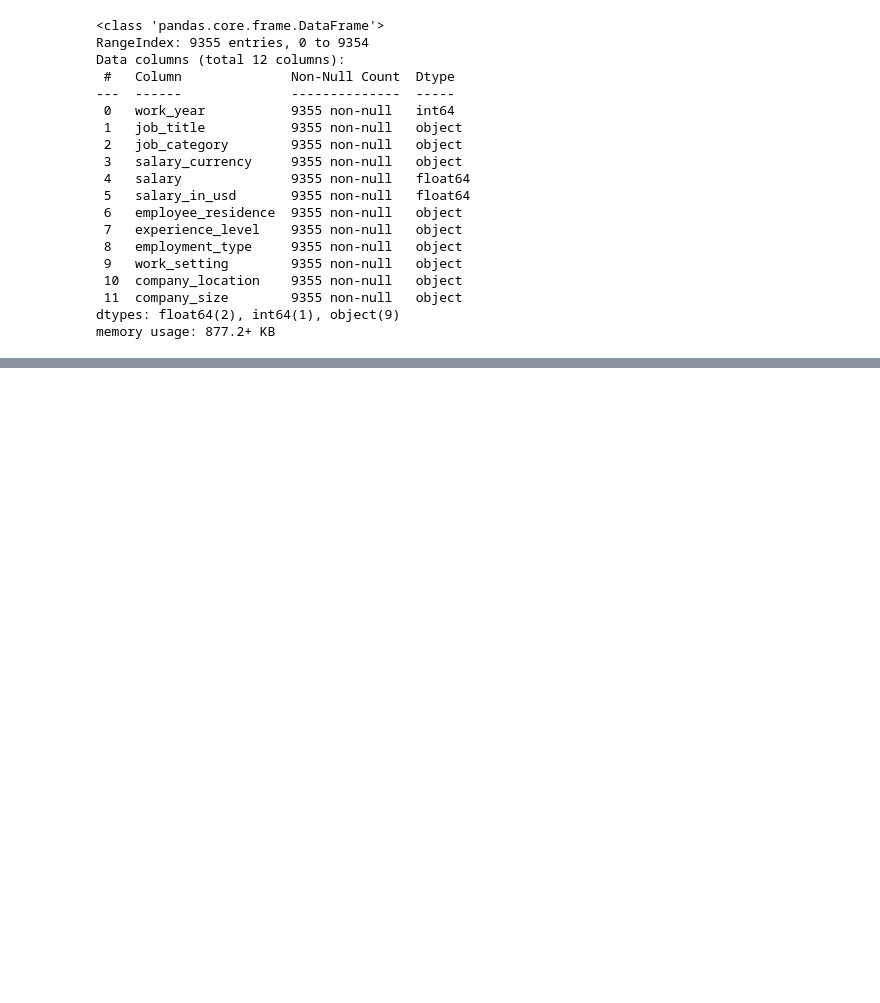
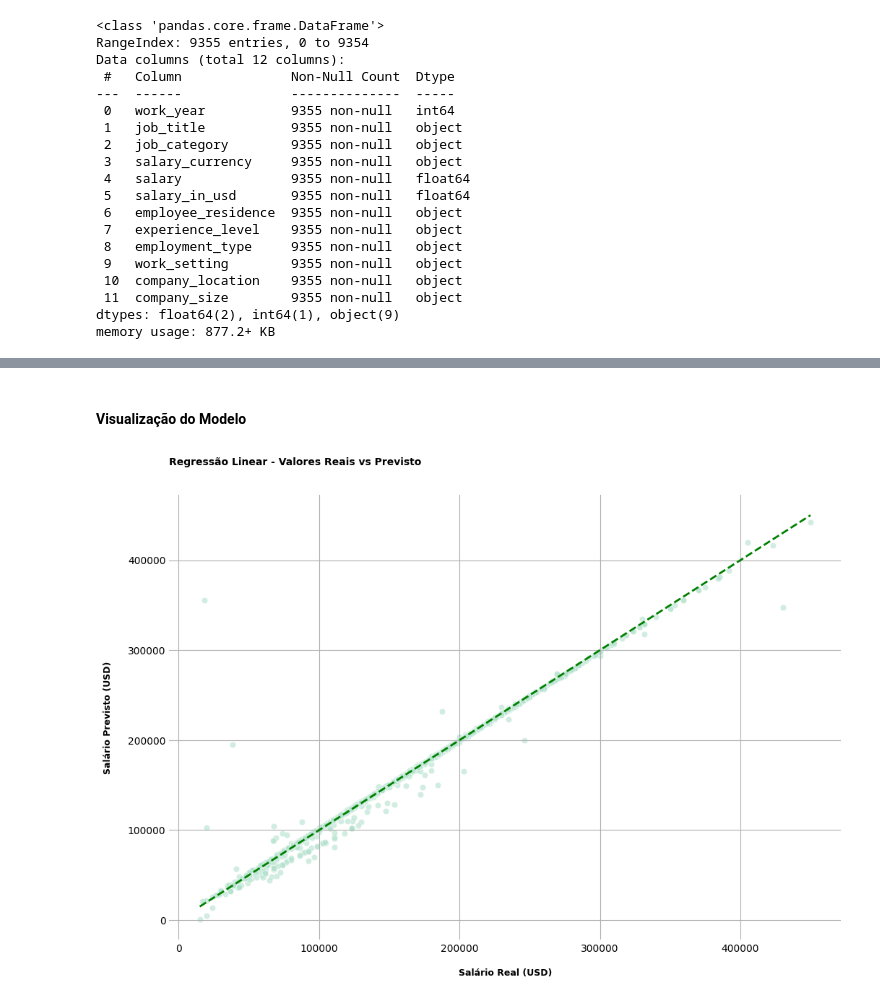
Before and after one commit to ricardo-paganini/data-salaries-analysis, a Jupyter notebook: data-salaries-analysis.ipynb, the cells around one changed output, grey strips where cells are left out. Saved outputs shown, nothing was run; the diff lists cells and outputs as text; code cells hidden in the pictures; blank space fills up the shorter version.

```diff
--- a/data-salaries-analysis.ipynb
+++ b/data-salaries-analysis.ipynb
@@ -489,0 +720,16 @@ df_encoded.head()
+# %% [markdown]
+#### **Visualização do Modelo**
+# %%
+# Dispersão: valores reais vs previstos
+plt.figure(figsize=(12,8))
+sns.scatterplot(x=y_test, y=y_pred, alpha=0.6)
+plt.plot([y_test.min(), y_test.max()], [y_test.min(), y_test.max()], 'g--', lw=2)
+plt.xlabel("Salário Real (USD)",fontsize=9, fontweight='semibold', labelpad=15)
+plt.ylabel("Salário Previsto (USD)",fontsize=9, fontweight='semibold', labelpad=15)
+plt.title("Regressão Linear - Valores Reais vs Previsto",fontsize=10, fontweight='bold',loc='left', pad=30)
+plt.box(False)
+plt.tick_params(axis='both', length=0)
+plt.grid(True)
+plt.show()
+# %% [output]
+[figure, added]
```
Also changed, not shown: parts of 10 cells of this notebook.
